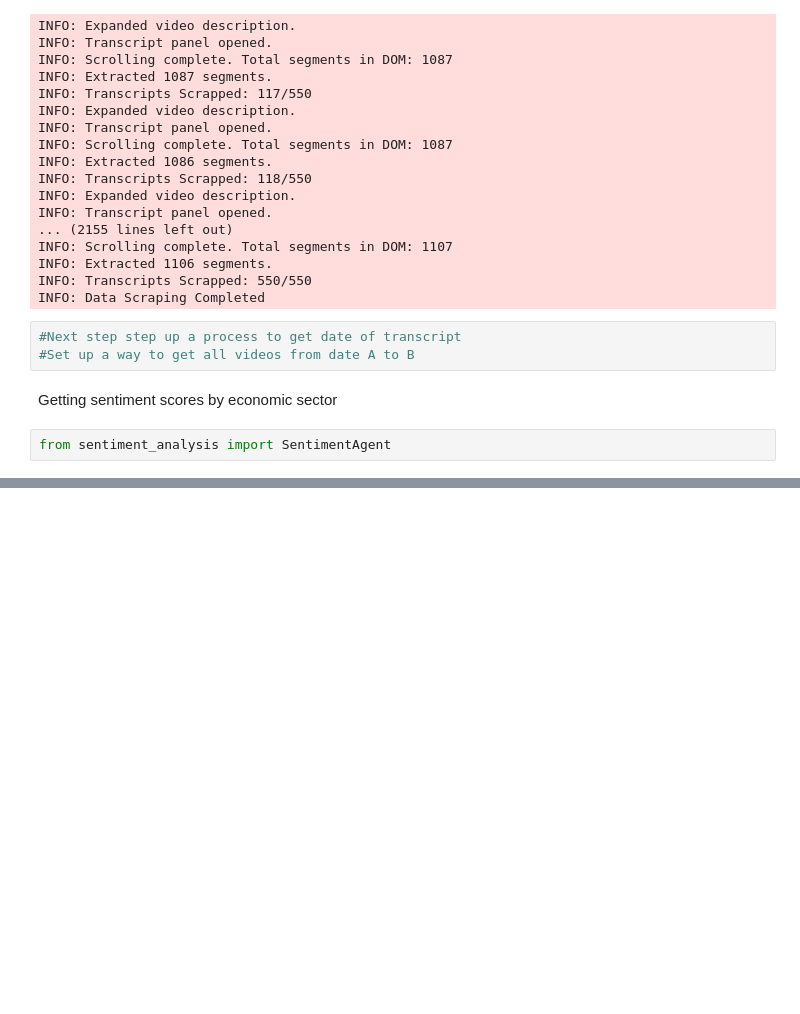
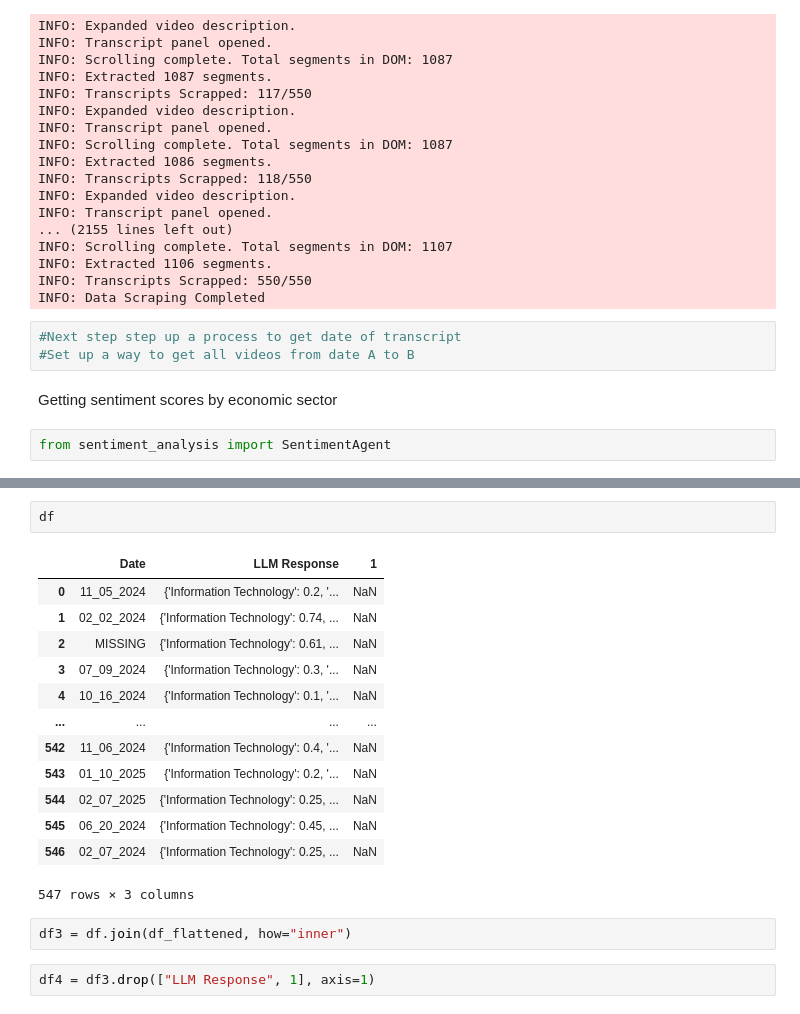
Before and after one commit to rda329/Regime_Detection, a Jupyter notebook: notebook.ipynb, the cells around one changed output, grey strips where cells are left out. Cells and saved outputs as stored; diff of their text form; blank space fills up the shorter version.

```diff
--- a/notebook.ipynb
+++ b/notebook.ipynb
@@ -60,0 +308,20 @@ INFO: Data Saved
+# %%
+df
+# %% [output]
+|  | Date | LLM Response | 1 |
+| 0 | 11_05_2024 | {'Information Technology': 0.2, '... | NaN |
+| 1 | 02_02_2024 | {'Information Technology': 0.74, ... | NaN |
+| 2 | MISSING | {'Information Technology': 0.61, ... | NaN |
+| 3 | 07_09_2024 | {'Information Technology': 0.3, '... | NaN |
+| 4 | 10_16_2024 | {'Information Technology': 0.1, '... | NaN |
+| ... | ... | ... | ... |
+| 542 | 11_06_2024 | {'Information Technology': 0.4, '... | NaN |
+| 543 | 01_10_2025 | {'Information Technology': 0.2, '... | NaN |
+| 544 | 02_07_2025 | {'Information Technology': 0.25, ... | NaN |
+| 545 | 06_20_2024 | {'Information Technology': 0.45, ... | NaN |
+| 546 | 02_07_2024 | {'Information Technology': 0.25, ... | NaN |
+547 rows × 3 columns
+# %%
+df3 = df.join(df_flattened, how="inner")
+# %%
+df4 = df3.drop(["LLM Response", 1], axis=1)
```
Also changed, not shown: parts of 18 cells of this notebook, 5 other files.
